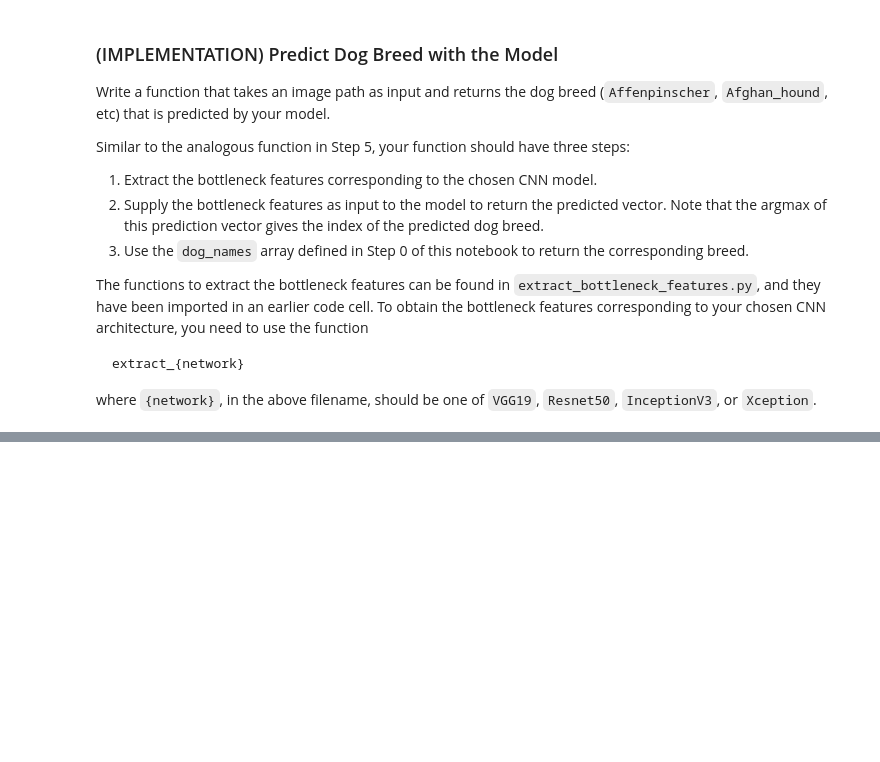
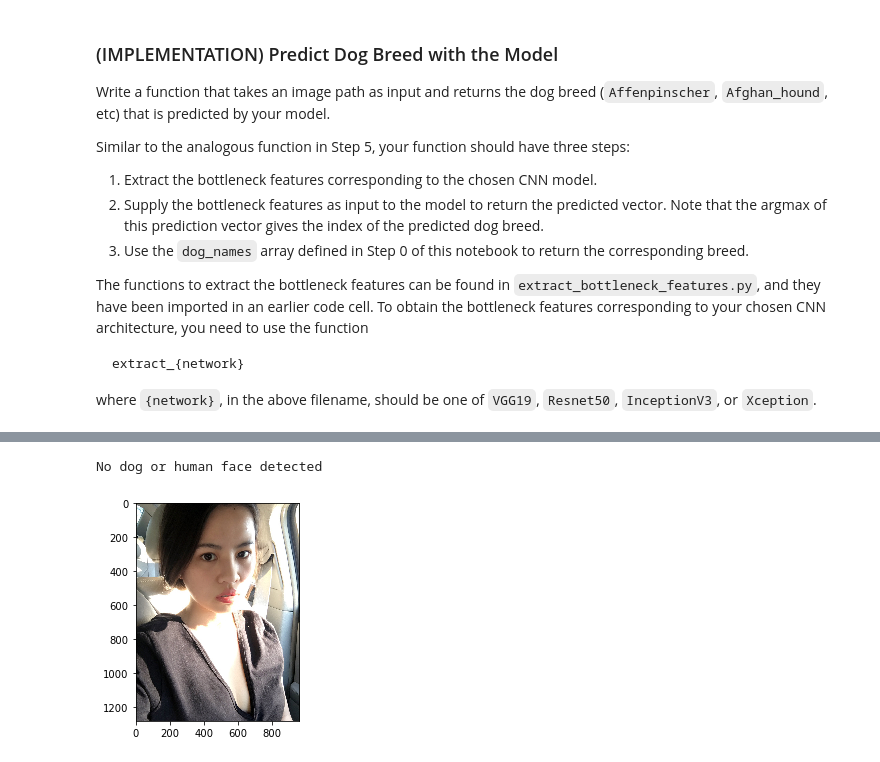
Before and after one commit to Charlio/dog-project, a Jupyter notebook: dog_app.ipynb, the cells around one changed output, grey strips where cells are left out. Drawn from its saved outputs; the diff is of its cells as text; code cells hidden in the pictures; blank space fills up the shorter version.

```diff
--- a/dog_app.ipynb
+++ b/dog_app.ipynb
@@ -732,0 +757,5 @@ __Answer:__
+# %%
+image_display('images/alice01.jpg')
+# %% [output]
+No dog or human face detected
+[figure, added]
```
Also changed, not shown: parts of 26 cells of this notebook, 10 other files.
